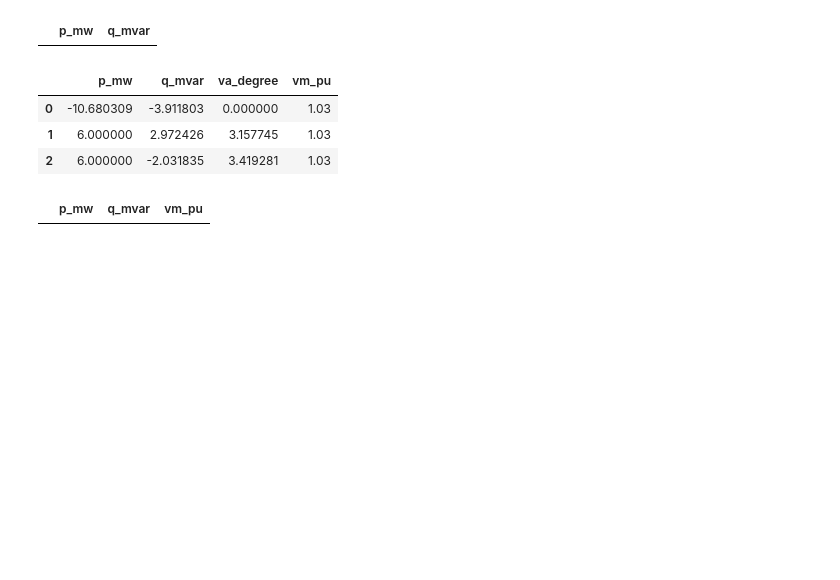
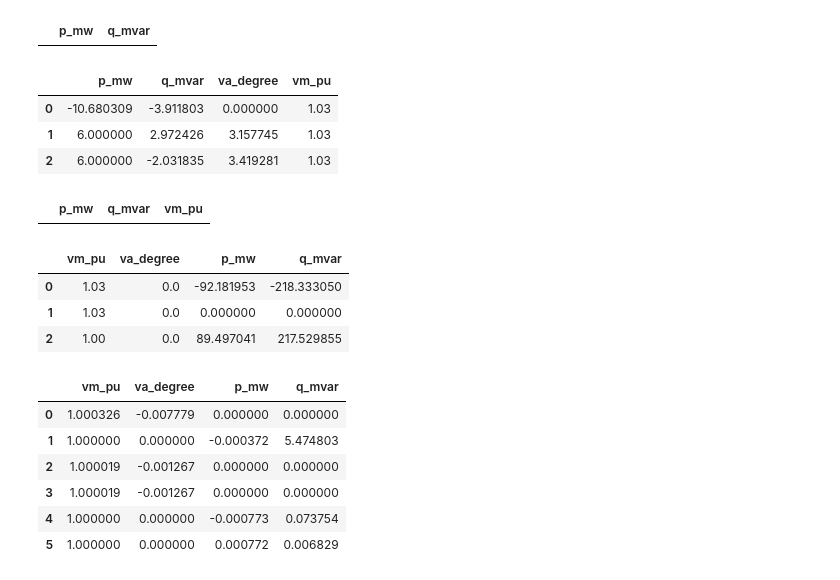
Before and after one commit to NeilOrtiz/03_NEFICS, a Jupyter notebook: PandapowerExampleMod_vr1.0.ipynb, the cells around one changed output. Saved outputs shown, nothing was run; the diff lists cells and outputs as text; code cells hidden in the pictures; blank space fills up the shorter version.

```diff
--- a/PandapowerExampleMod_vr1.0.ipynb
+++ b/PandapowerExampleMod_vr1.0.ipynb
@@ -155,0 +180,46 @@ net.res_shunt
+# %%
+net2.res_bus
+# %% [output]
+|  | vm_pu | va_degree | p_mw | q_mvar |
+| 0 | 1.03 | 0.0 | -92.181953 | -218.333050 |
+| 1 | 1.03 | 0.0 | 0.000000 | 0.000000 |
+| 2 | 1.00 | 0.0 | 89.497041 | 217.529855 |
+# %%
+#SE2
+net3 = pp.create_empty_network()
+
+#Buses
+bus2 = pp.create_bus(net3, name="Bus 2", vn_kv=110, type="b")
+bus3 = pp.create_bus(net3, name="Bus 3", vn_kv=110, type="n")
+bus4 = pp.create_bus(net3, name="Bus 4", vn_kv=20, type="b")
+bus5 = pp.create_bus(net3, name="Bus 5", vn_kv=20, type="b")
+bus6 = pp.create_bus(net3, name="Bus 6", vn_kv=20, type="b")
+bus10 = pp.create_bus(net3, name="Bus 10", vn_kv=20, type="b")
+
+# External Grid
+pp.create_ext_grid(net3, bus3, vm_pu=1.0, va_degree=0, name = 'SE1', slack = True)
+pp.create_ext_grid(net3, bus6, vm_pu=1.0, va_degree=0, name = 'SE2')
+pp.create_ext_grid(net3, bus10, vm_pu=1.0, va_degree=0, name = 'SE3')
+
+#Line
+line1 = pp.create_line(net3, bus2, bus3, length_km=10, std_type="N2XS(FL)2Y 1x300 RM/35 64/110 kV",  name="Line 1")
+line2 = pp.create_line(net3, bus5, bus6, length_km=2.0, std_type="NA2XS2Y 1x240 RM/25 12/20 kV", name="Line 2")
+line3 = pp.create_line(net3, bus5, bus10, length_km=3.5, std_type="48-AL1/8-ST1A 20.0", name="Line 3")
+
+# Switches
+sw3 = pp.create_switch(net3, bus3, line1,et="l", type="LBS", closed=True)
+sw4 = pp.create_switch(net3, bus4, bus5, et="b", type="CB", closed=True)
+sw5 = pp.create_switch(net3, bus5, line2, et="l", type="LBS", closed=True)
+sw6 = pp.create_switch(net3, bus5, line3, et="l", type="LBS", closed=True)
+
+# Power Flow
+pp.runpp(net3)
+net3.res_bus
+# %% [output]
+|  | vm_pu | va_degree | p_mw | q_mvar |
+| 0 | 1.000326 | -0.007779 | 0.000000 | 0.000000 |
+| 1 | 1.000000 | 0.000000 | -0.000372 | 5.474803 |
+| 2 | 1.000019 | -0.001267 | 0.000000 | 0.000000 |
+| 3 | 1.000019 | -0.001267 | 0.000000 | 0.000000 |
+| 4 | 1.000000 | 0.000000 | -0.000773 | 0.073754 |
+| 5 | 1.000000 | 0.000000 | 0.000772 | 0.006829 |
```
Also changed, not shown: parts of 3 cells of this notebook.
